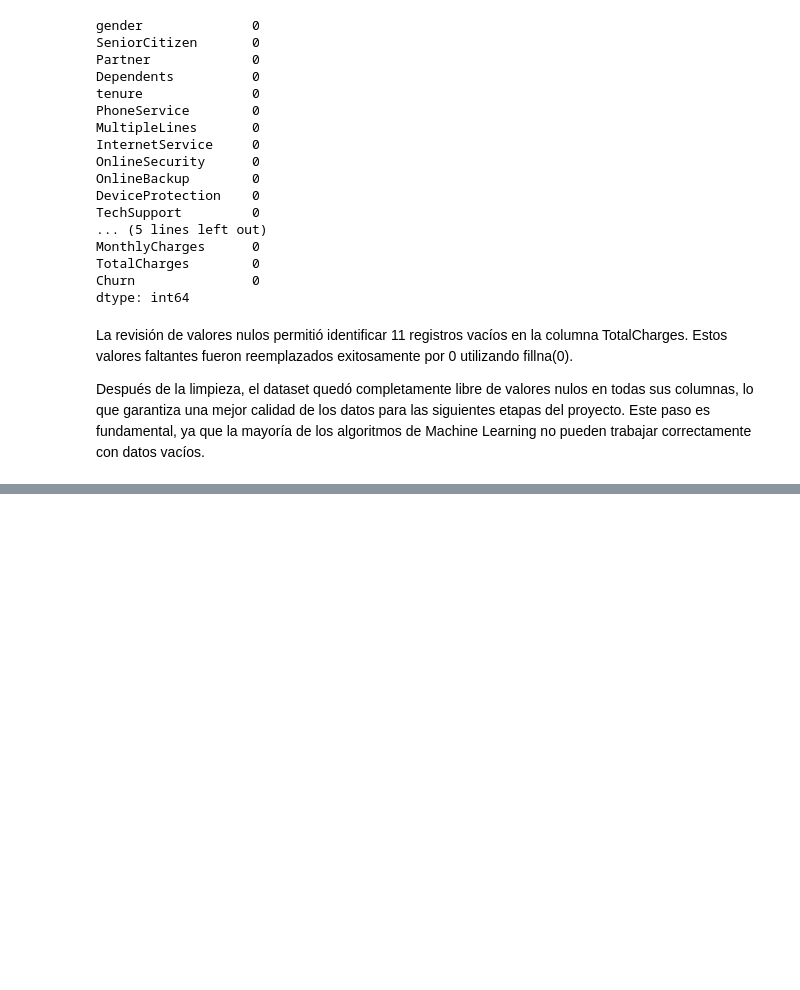
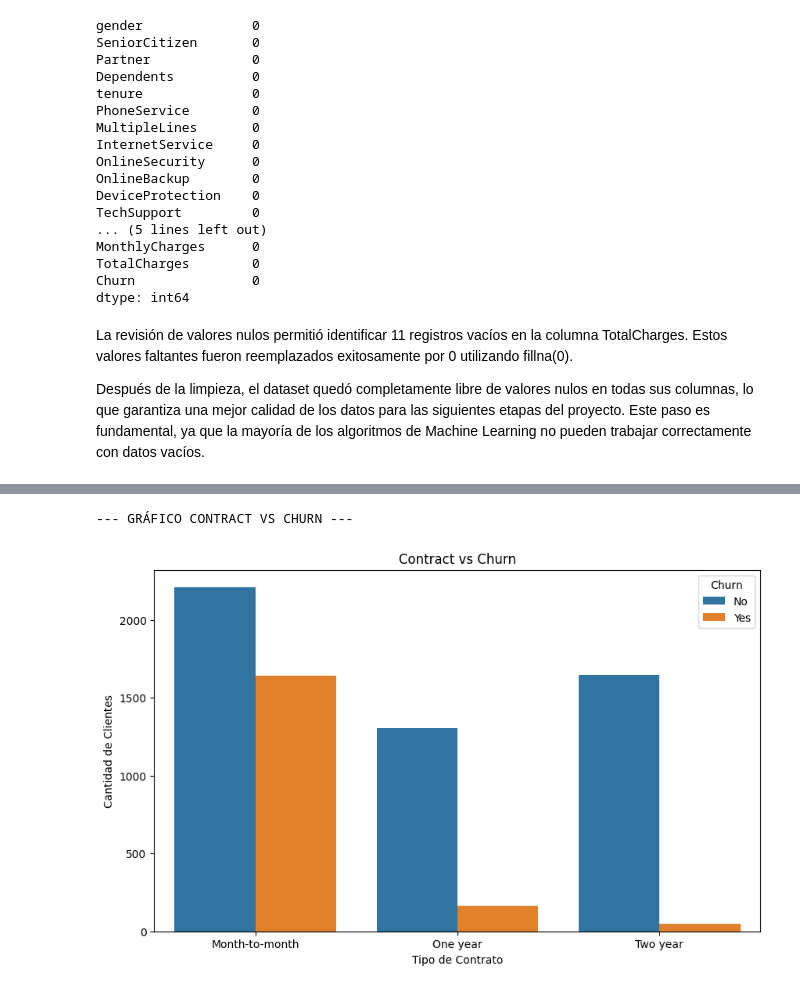
Before and after one commit to Renato416/Evaluaci-n_Parcial_2, a Jupyter notebook: Notebooks/churn_analysis.ipynb, the cells around one changed output, grey strips where cells are left out. Cells and saved outputs as stored; diff of their text form; code cells hidden in the pictures; blank space fills up the shorter version.

Commit message:
Fase 2: Analisis exploratorio y 1.4 filas clonadas

```diff
--- a/Notebooks/churn_analysis.ipynb
+++ b/Notebooks/churn_analysis.ipynb
@@ -248,0 +271,8 @@ Después de la limpieza, el dataset quedó completamente libre de valores nulos
+# %%
+print("\n--- BÚSQUEDA DE DUPLICADOS ---")
+duplicados = df.duplicated().sum()
+print(f"Filas duplicadas encontradas: {duplicados}")
+
+print("\n--- ELIMINAR DUPLICADOS ---")
+df = df.drop_duplicates()
+print(f"Tamaño del dataset tras eliminar duplicados: {df.shape}")
@@ -248,0 +302,15 @@ Después de la limpieza, el dataset quedó completamente libre de valores nulos
+# %%
+print("\n--- GRÁFICO CONTRACT VS CHURN ---")
+plt.figure(figsize=(10,6))
+sns.countplot(
+    data=df,
+    x="Contract",
+    hue="Churn"
+)
+plt.title("Contract vs Churn")
+plt.xlabel("Tipo de Contrato")
+plt.ylabel("Cantidad de Clientes")
+plt.show()
+# %% [output]
+--- GRÁFICO CONTRACT VS CHURN ---
+[figure, added]
```
Also changed, not shown: parts of 12 cells of this notebook.
